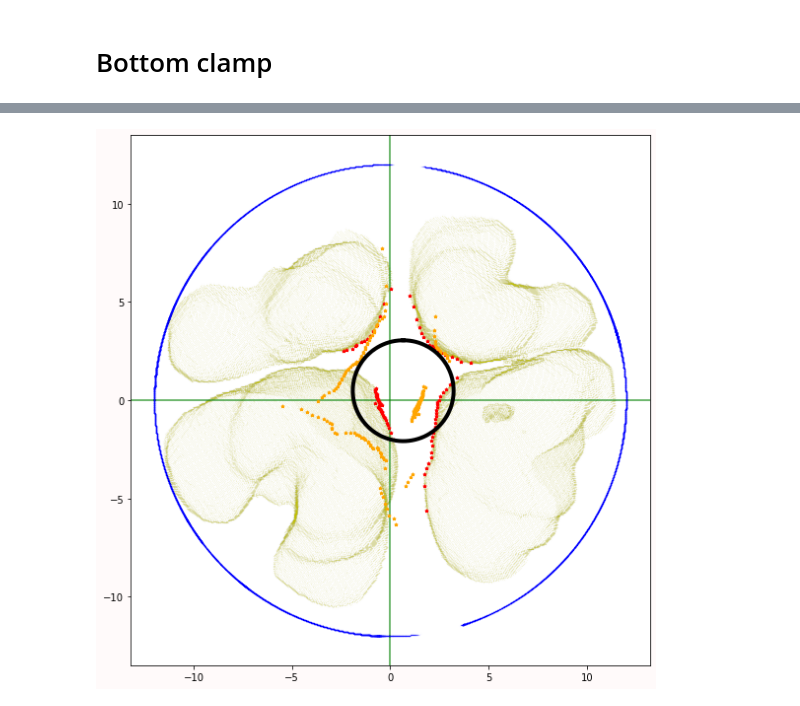
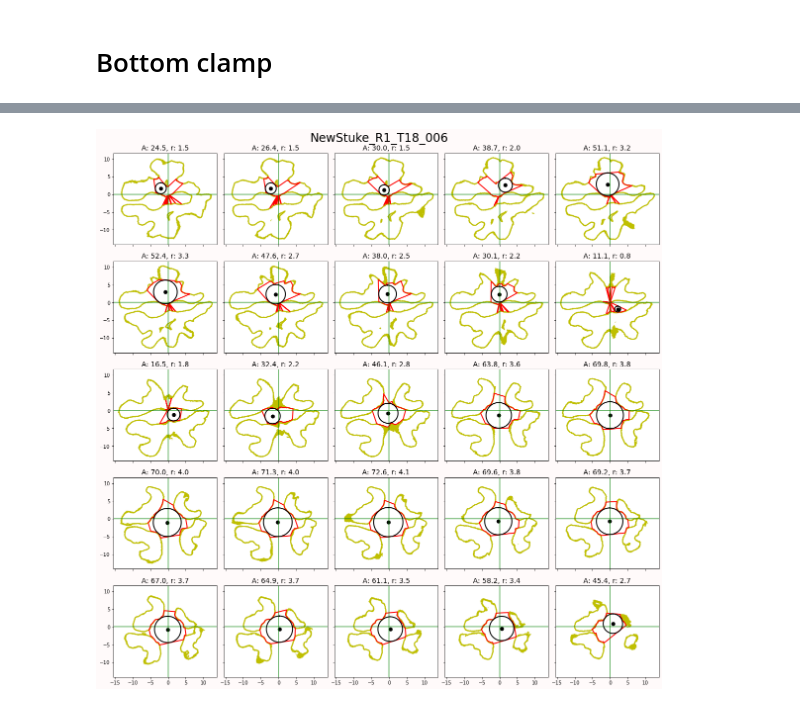
Before and after one commit to amezqui3/walnut_tda, a Jupyter notebook: jupyter/18_kernel_traditional-Copy2.ipynb, the cells around one changed output, grey strips where cells are left out. Saved outputs shown, nothing was run; the diff lists cells and outputs as text; code cells hidden in the pictures.

```diff
--- a/jupyter/18_kernel_traditional-Copy2.ipynb
+++ b/jupyter/18_kernel_traditional-Copy2.ipynb
@@ -40,8 +43,8 @@ mborder2[1,1] = -np.sum(mborder2) - 1
 idname = 'NewStuke'
 
 rownum = 1
-treenum = 17
-nutnum = 5
+treenum = 18
+nutnum = 6
 
 bname = idname + '_R{}_T{}'.format(rownum, treenum)
 fname = bname + '_{:03d}'.format(nutnum)
@@ -160,12 +169,24 @@ hist0 = hist.copy()
 fhist = ndimage.median_filter(hist, size=5, mode='constant', cval=0)
 mhistc = ndimage.minimum_filter1d(fhist, size=3, mode='constant', cval=0)
 
-peaks, _ = signal.find_peaks(hist0, height=np.max(hist0)*.33, wlen=50, distance=125)
+peaks, _ = signal.find_peaks(mhistc, height=np.max(mhistc)*.33, prominence=np.max(mhistc)*.33, wlen=50)
+if len(peaks) < 2:
+    peaks, _ = signal.find_peaks(hist0, height=np.max(hist0)*.33, prominence=np.max(hist0)*.33, wlen=50)
+if len(peaks) < 2:
+    peaks, _ = signal.find_peaks(hist0, height=np.max(hist0)*.33, prominence=np.max(hist0)*.33, wlen=50)
+
 zeros = bins[peaks+1]
 htop = np.max(zeros)
 foo = np.argmin(np.abs(zeros))
 hbot = zeros[foo]
+
+if hbot < -4:
+    hbot = 0
+
+if htop < hbot + 5:
+    htop = bins[np.nonzero(mhistc)[0][-1]]
 hlength = htop - hbot
+
 print(htop, hbot, hlength, sep='\t')
 
 fig, ax = plt.subplots(1,4,figsize=(10,8), sharex=True, sharey=True)
@@ -195,41 +216,60 @@ print(atop, abot, alength, sep='\t')
 # %%
-nhalfx = mcoords[:, mcoords[0] < np.mean([atop,abot])]
-nhalfx = nhalfx - np.mean(nhalfx, axis=1).reshape(-1,1)
-
-data = nhalfx[1:]
-angles = np.angle(data[0] + data[1]*1j)
-nvecs = data/np.linalg.norm(data.T, axis=1)
-
+linspace = np.linspace(atop-1, abot+1, 25)
+eps = (linspace[0] - linspace[1])/2
 granularity = 100
 bins = np.linspace(-np.pi, np.pi, granularity+1)
-binning = np.digitize(angles, bins)
 
-trace = np.zeros((granularity, 2))
-for i in range(granularity):
-    if np.sum(binning == i + 1) > 1:
-        subdata = data[:, binning == i + 1]
-        arg = np.argmin(np.sqrt(np.sum(subdata**2, axis=0)))
-        trace[i] = subdata[:, arg]
-trace = trace[np.all(trace, axis=1),:].T
-radii = np.sqrt(np.sum(trace**2, axis=0))
-mr = np.quantile(radii, 0.5)
-mc = np.mean(trace, axis=1)
-print(mr)
+surface = np.zeros(len(linspace))
+volume = np.zeros_like(surface)
+distantpoles = np.zeros_like(volume)
+distantpolev = np.zeros_like(volume)
 
-fs = 30
-
-fig, ax = plt.subplots(1,1,figsize=(8,8), sharex=False, sharey=False, facecolor='snow')
+fs = 14
+fig, ax = plt.subplots(5,5,figsize=(16,16), sharex=True, sharey=True, facecolor='snow')
 ax = np.atleast_1d(ax).ravel(); i = 0
 
-ax[i].scatter(nhalfx[1], nhalfx[2], s=.1, color='y', alpha=.2, marker='.');
-ax[i].scatter(12*nvecs[0], 12*nvecs[1], s=.1, zorder=3, c='b', marker='.', alpha=.1)
-ax[i].scatter(trace[0], trace[1], s=10, zorder=4, c='r', marker='*')
-ax[i].scatter(ctrace[0], ctrace[1], s=10, zorder=4, c='orange', marker='*')
-ax[i].plot(mr*circle[0] + mc[0], mr*circle[1]+mc[1], lw=4, c='k', zorder=5)
+for i in range(len(linspace)):
+    kk = linspace[i]
+    nhalfx = mcoords[:, (mcoords[0] < kk + eps) & (mcoords[0] > kk - eps)]
+    #nhalfx = nhalfx - np.mean(nhalfx, axis=1).reshape(-1,1)
+
+    data = nhalfx[1:]
+    angles = np.angle(data[0] + data[1]*1j)
+
+    binning = np.digitize(angles, bins)
+
+    trace = np.zeros((granularity, 2))
+    for j in range(granularity):
+        if np.sum(binning == j + 1) > 1:
+            subdata = data[:, binning == j + 1]
+            arg = np.argmin(np.sqrt(np.sum(subdata**2, axis=0)))
+            trace[j] = subdata[:, arg]
+    trace = trace[np.all(trace, axis=1),:].T
+    radii = np.sqrt(np.sum(trace**2, axis=0))
+    mr = np.quantile(radii, 0.8)
+
+    trace = trace[:, radii < mr]
+    polygon = Polygon(zip(*trace))
+    center = polylabel(polygon, tolerance=1e-1)
+    rr = np.min(np.sqrt((trace[0] - center.x)**2 + (trace[1] - center.y)**2))
+
+    surface[i] = polygon.length*eps
+    volume[i] = polygon.area*eps
+    distantpoles[i] = 4*np.pi*rr**2
+    distantpolev[i] = 4/3*np.pi*rr**3
+
+    ax[i].set_title('A: {:.1f}, r: {:.1f}'.format(polygon.area, rr), fontsize=fs)
+    ax[i].scatter(nhalfx[1], nhalfx[2], s=0.5, color='y', alpha=1, marker='.');
+    ax[i].plot(trace[0], trace[1], c='r', lw=2)
+    ax[i].plot([trace[0,0],trace[0,-1]], [trace[1,0],trace[1,-1]], c='r', lw=2)
+    ax[i].scatter([center.x], [center.y], s=50, c='k')
+    ax[i].plot(rr*circle[0] + center.x, rr*circle[1]+center.y, lw=2, c='k', zorder=5)
 
 for i in range(len(ax)):
-    ax[i].set_aspect('equal', 'datalim');
+    ax[i].set_aspect('equal');
     ax[i].axvline(0, c='g',alpha=0.75)
     ax[i].axhline(0,c='g',alpha=0.75);
+
+fig.suptitle(fname, fontsize=fs+10)
 fig.tight_layout();
 # %% [output]
@@ -237 +276 @@ fig.tight_layout();
-[figure, old version]
+[figure, new version]
```
Also changed, not shown: parts of 16 cells of this notebook, 1 other file.
